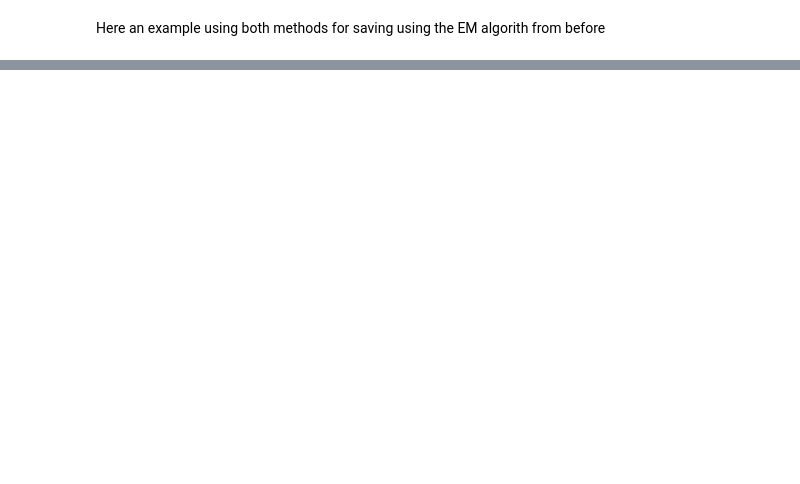
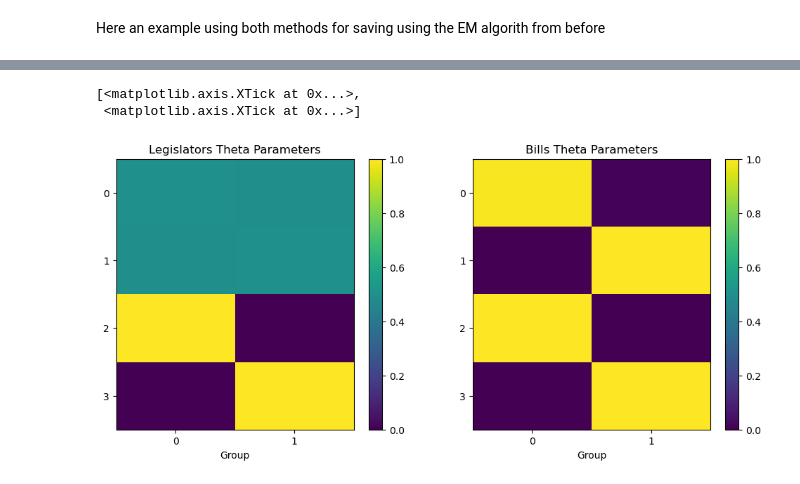
Before and after one commit to oscarcapote/MMSBM_library, a Jupyter notebook: Tutorial.ipynb, the cells around one changed output, grey strips where cells are left out. Saved outputs shown, nothing was run; the diff lists cells and outputs as text; code cells hidden in the pictures; blank space fills up the shorter version.

Commit message:
Finished to write the tutorial and the example

```diff
--- a/Tutorial.ipynb
+++ b/Tutorial.ipynb
@@ -651,0 +682,4 @@ votes.labels_array
+# %%
+loaded_votes = sbm.BiNet.load_BiNet_from_json("./tutorial_saves/example_BiNet/BiNet_data.json",
+                                              links=df_votes,links_label = "votes",
+                                              nodes_a=bills,nodes_b=politicians)
@@ -651,0 +746,35 @@ votes.labels_array
+# %%
+# Plotting the membership matrices of the politician and the votes
+import matplotlib.pyplot as plt
+
+fig, (ax1, ax2) = plt.subplots(1, 2, figsize=(12, 5))
+# Plot theta parameters for both nodes as heatmaps
+im1 = ax1.imshow(loaded_votes.nodes_a.theta, cmap='viridis', aspect='auto')
+im2 = ax2.imshow(loaded_votes.nodes_b.theta, cmap='viridis', aspect='auto')
+
+# Add colorbars
+plt.colorbar(im1, ax=ax1)
+plt.colorbar(im2, ax=ax2)
+
+# Set titles
+ax1.set_title('Legislators Theta Parameters')
+ax2.set_title('Bills Theta Parameters')
+
+# Label axes
+ax1.set_xlabel('Group')
+ax2.set_xlabel('Group')
+
+# Set y-tick labels to node IDs
+ax1.set_yticks(range(len(politicians.df["legislator_id"])))
+ax1.set_yticklabels(range(len(politicians.df["legislator_id"])))
+ax2.set_yticks(range(len(bills.df["bill_id"])))
+ax2.set_yticklabels(range(len(bills.df["bill_id"])))
+
+
+
+ax1.set_xticks(range(politicians.K))
+ax2.set_xticks(range(bills.K))
+# %% [output]
+[<matplotlib.axis.XTick at 0x...>,
+ <matplotlib.axis.XTick at 0x...>]
+[figure, added]
```
Also changed, not shown: parts of 55 cells of this notebook, 1 other file.
